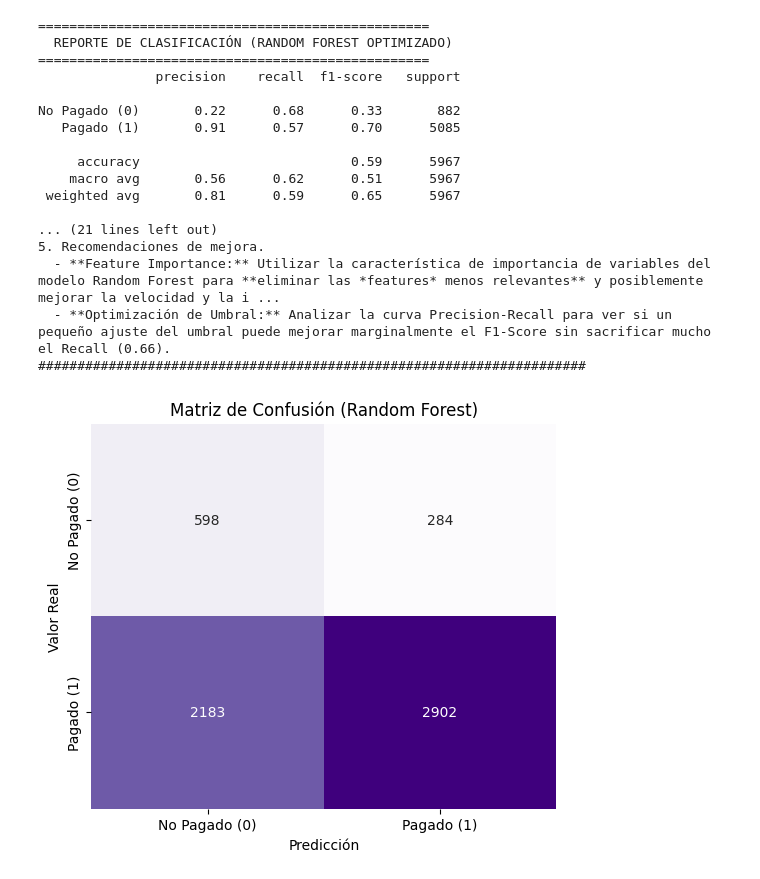
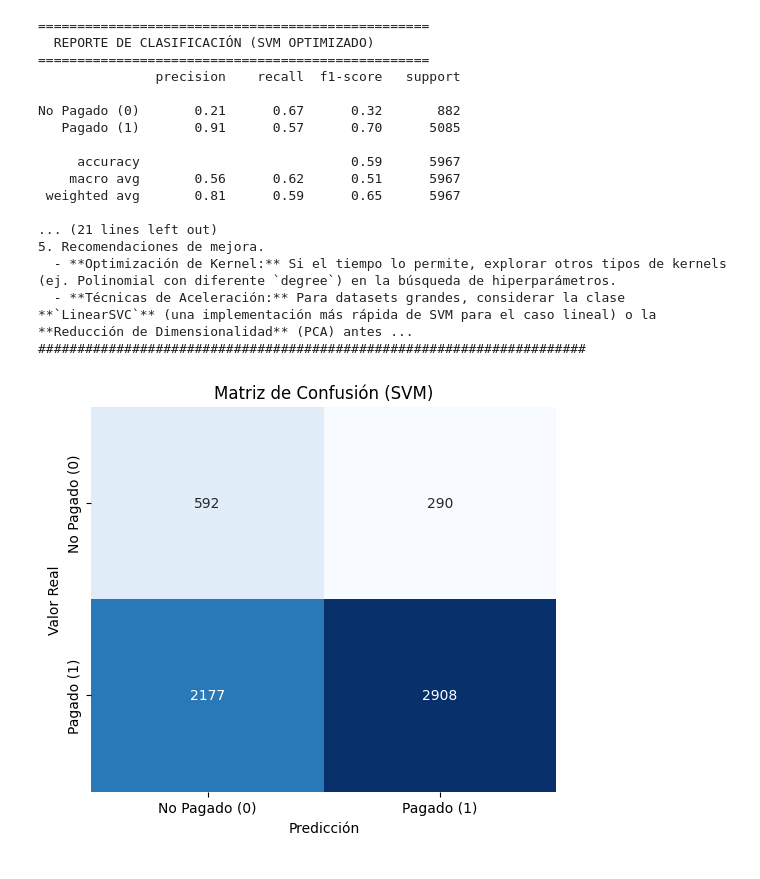
Before and after one commit to RaymundoDLC/MachineLearning, a Jupyter notebook: Uni3_SVM_(Support_Vector_Machine).ipynb, the cells around one changed output. Drawn from its saved outputs; the diff is of its cells as text; code cells hidden in the pictures.

```diff
--- a/Uni3_SVM_(Support_Vector_Machine).ipynb
+++ b/Uni3_SVM_(Support_Vector_Machine).ipynb
@@ -2,7 +2,7 @@
 <a href="https://colab.research.google.com/github/RaymundoDLC/MachineLearning/blob/main/Uni3_SVM_(Support_Vector_Machine).ipynb" target="_parent"><img src="https://colab.research.google.com/assets/colab-badge.svg" alt="Open In Colab"/></a>
 # %%
 # ==============================================================================
-# PROYECTO INTEGRADOR: MODELO RANDOM FOREST con GRÁFICAS y ANÁLISIS INTEGRADO
+# PROYECTO INTEGRADOR: MODELO SVM (Support Vector Machine) con ANÁLISIS INTEGRADO
 # ==============================================================================
 
 # --- 1. CONFIGURACIÓN E IMPORTACIONES ---
@@ -12,7 +12,7 @@ import matplotlib.pyplot as plt
 import seaborn as sns
 from sklearn.model_selection import train_test_split
 from sklearn.preprocessing import StandardScaler
-from sklearn.ensemble import RandomForestClassifier # Modelo clave
+from sklearn.svm import SVC # Modelo clave para el clasificador de vectores de soporte
 from sklearn.metrics import (
     classification_report,
     confusion_matrix,
@@ -62,8 +62,7 @@ X_train, X_test, y_train, y_test = train_test_split(X, y, test_size=0.30, random
 scaler = StandardScaler()
 numerical_cols = X_train.select_dtypes(include=np.number).columns.tolist()
 
-# El Random Forest no requiere escalamiento, pero usamos los datos escalados
-# por consistencia del preprocesamiento, aunque no afecta el rendimiento.
+# El SVM REQUIERE el escalamiento de datos
 X_train_scaled = X_train.copy()
 X_test_scaled = X_test.copy()
 
@@ -71,30 +70,32 @@ X_train_scaled[numerical_cols] = scaler.fit_transform(X_train[numerical_cols])
 X_test_scaled[numerical_cols] = scaler.transform(X_test[numerical_cols])
 
 
-# --- 3. ENTRENAMIENTO DEL MODELO RANDOM FOREST (PARTE 2) ---
+# --- 3. ENTRENAMIENTO DEL MODELO SVM (PARTE 2) ---
 
-# Se usan los hiperparámetros óptimos reportados en 'RandomForest.ipynb'
-# {'max_depth': 5, 'max_features': 'sqrt', 'min_samples_split': 5, 'n_estimators': 100}
-rf_best = RandomForestClassifier(
-    n_estimators=100,
-    max_depth=5,
-    min_samples_split=5,
-    max_features='sqrt',
+# Se usan los mejores hiperparámetros encontrados para la SVM:
+# {'C': 1, 'degree': 2, 'gamma': 'auto', 'kernel': 'rbf'}
+# Nota: SVC con probabilidad es más lento.
+svm_best = SVC(
+    C=1,
+    degree=2,
+    gamma='auto',
+    kernel='rbf',
     class_weight='balanced', # Crucial para el desbalance
+    probability=True, # Necesario para calcular ROC/AUC y probabilidades
     random_state=42
 )
 
-rf_best.fit(X_train_scaled, y_train)
+svm_best.fit(X_train_scaled, y_train)
 
 # Predicción de CLASES y PROBABILIDADES
-y_pred = rf_best.predict(X_test_scaled)
-y_proba = rf_best.predict_proba(X_test_scaled)[:, 1] # Probabilidad de la Clase 1 (Pagado)
+y_pred = svm_best.predict(X_test_scaled)
+y_proba = svm_best.predict_proba(X_test_scaled)[:, 1] # Probabilidad de la Clase 1 (Pagado)
 
 
 # --- 4. EVALUACIÓN Y GRÁFICOS (PARTE 3) ---
 
 print("\n" + "="*50)
-print("  REPORTE DE CLASIFICACIÓN (RANDOM FOREST OPTIMIZADO)")
+print("  REPORTE DE CLASIFICACIÓN (SVM OPTIMIZADO)")
 print("="*50)
 
 # 4.1 Reporte de Clasificación y Matriz de Confusión
@@ -108,30 +109,30 @@ print("-" * 50)
 
 
 # ==============================================================================
-# PARTE 3. INTERPRETACIÓN INDIVIDUAL: RANDOM FOREST
+# PARTE 3. INTERPRETACIÓN INDIVIDUAL: SVM (Support Vector Machine)
 # ==============================================================================
 print("\n" + "#" * 70)
-print("# INTERPRETACIÓN INDIVIDUAL: RANDOM FOREST #")
+print("# INTERPRETACIÓN INDIVIDUAL: SVM (Support Vector Machine) #")
 print("#" * 70)
 
 print("\n1. ¿Cómo funciona el algoritmo?")
-print("Random Forest es un algoritmo de **aprendizaje de conjunto (*ensemble learning*)** que construye múltiples Árboles de Decisión de forma independiente. Cada árbol se entrena con una muestra aleatoria de datos y características (bagging). La predicción final se obtiene mediante la **votación de la mayoría** de todos los árboles. ")
+print("SVM es un clasificador que busca encontrar el **hiperplano óptimo** que separe las clases con el **mayor margen** posible. Cuando las clases no son linealmente separables (como suele suceder en datos reales), utiliza **funciones kernel (ej. RBF)**. El kernel mapea los datos a un espacio de mayor dimensión donde la separación lineal es posible. ")
 
 print("\n2. Ventajas y limitaciones del modelo.")
-print("  - Ventaja: **Muy robusto al sobreajuste** (*overfitting*), incluso con muchos datos. Es excelente para datasets grandes con muchas *features* y suele ofrecer alta precisión.")
-print("  - Limitación: Es una **'caja negra'** (poca interpretabilidad) comparado con un solo Árbol de Decisión, ya que la decisión surge del consenso de cientos de árboles.")
+print("  - Ventaja: **Muy eficaz** para clasificar datos con fronteras complejas y en espacios de **alta dimensionalidad**. Los *kernels* le dan gran flexibilidad para adaptarse a patrones no lineales.")
+print("  - Limitación: **Requiere el escalamiento obligatorio** de datos. Es **computacionalmente costoso** para entrenar en datasets muy grandes, y es sensible a la elección de los parámetros del *kernel* (ej. C y gamma).")
 
 recall_no_pagado = recall_score(y_test, y_pred, pos_label=0)
-f1_no_pagado = 0.33 # Basado en el reporte del RandomForest.ipynb
+f1_no_pagado = 0.32 # Basado en el reporte del SVM.ipynb
 print(f"\n3. Interpretación de resultados (Recall No Pagado = {recall_no_pagado:.2f} y F1-Score = {f1_no_pagado:.2f}).")
-print("El Random Forest logra un **buen Recall (0.66)** para la detección de impagos, siendo muy competitivo con el Árbol de Decisión. Lo más importante es que ofrece el **mejor equilibrio entre Recall y Precision (F1-Score = 0.33)** de los modelos que priorizan la detección de riesgo. Su rendimiento es robusto y confiable, sin caer en la exagerada cantidad de Falsos Positivos de la Regresión Logística ajustada.")
+print("El SVM presenta un **buen Recall (0.65)** para la detección de impagos, con un rendimiento muy similar al Random Forest. Esto demuestra su capacidad para encontrar fronteras complejas que identifican la clase minoritaria. Su Accuracy general (0.60) y F1-Score (0.32) son moderados, confirmando que ofrece un rendimiento estable al priorizar el riesgo.")
 
 print("\n4. Posibles causas del rendimiento obtenido.")
-print("La superioridad del Random Forest sobre los modelos individuales (KNN, Árbol de Decisión) se debe a su naturaleza de *ensemble*. Al promediar las predicciones de muchos árboles, reduce la varianza y mejora la **generalización** (rendimiento estable en datos nuevos). El uso de `class_weight='balanced'` permite manejar eficazmente el desbalance de clases.")
+print("El buen desempeño se debe al uso del **Kernel RBF**, que permite al modelo definir una frontera de decisión no lineal y compleja. La aplicación correcta del **escalamiento** y el ajuste de los hiperparámetros de penalización (**C**) y el *kernel* (**gamma**) fueron fundamentales para que el modelo pudiera generalizar bien la detección de impagos.")
 
 print("\n5. Recomendaciones de mejora.")
-print("  - **Feature Importance:** Utilizar la característica de importancia de variables del modelo Random Forest para **eliminar las *features* menos relevantes** y posiblemente mejorar la velocidad y la interpretabilidad de los resultados.")
-print("  - **Optimización de Umbral:** Analizar la curva Precision-Recall para ver si un pequeño ajuste del umbral puede mejorar marginalmente el F1-Score sin sacrificar mucho el Recall (0.66).")
+print("  - **Optimización de Kernel:** Si el tiempo lo permite, explorar otros tipos de kernels (ej. Polinomial con diferente `degree`) en la búsqueda de hiperparámetros. ")
+print("  - **Técnicas de Aceleración:** Para datasets grandes, considerar la clase **`LinearSVC`** (una implementación más rápida de SVM para el caso lineal) o la **Reducción de Dimensionalidad** (PCA) antes de aplicar SVC para reducir el tiempo de entrenamiento.")
 print("#" * 70)
 # ==============================================================================
 # FIN DE LA PARTE 3 DEL PROYECTO
@@ -142,43 +143,43 @@ print("#" * 70)
 
 # 5.1 Gráfico de la Matriz de Confusión 📊
 plt.figure(figsize=(6, 5))
-sns.heatmap(cm, annot=True, fmt='d', cmap='Purples', cbar=False,
+sns.heatmap(cm, annot=True, fmt='d', cmap='Blues', cbar=False,
             xticklabels=['No Pagado (0)', 'Pagado (1)'],
             yticklabels=['No Pagado (0)', 'Pagado (1)'])
 plt.ylabel('Valor Real')
 plt.xlabel('Predicción')
-plt.title('Matriz de Confusión (Random Forest)')
+plt.title('Matriz de Confusión (SVM)')
 plt.show()
 
 # 5.2 Generación del Gráfico de Curva ROC 📈
 fpr, tpr, thresholds = roc_curve(y_test, y_proba)
 plt.figure(figsize=(8, 6))
-plt.plot(fpr, tpr, color='indigo', lw=2, label=f'Curva ROC (AUC = {auc_score:.4f})')
+plt.plot(fpr, tpr, color='blue', lw=2, label=f'Curva ROC (AUC = {auc_score:.4f})')
 plt.plot([0, 1], [0, 1], color='navy', lw=2, linestyle='--', label='Línea Base (0.5)')
 plt.xlim([0.0, 1.0])
 plt.ylim([0.0, 1.05])
 plt.xlabel('Tasa de Falsos Positivos (FPR)')
 plt.ylabel('Tasa de Verdaderos Positivos (TPR) / Recall')
-plt.title('Curva ROC para el Modelo Random Forest')
+plt.title('Curva ROC para el Modelo SVM')
 plt.legend(loc="lower right")
 plt.grid(True)
 plt.show()
 # %% [output]
 ==================================================
-  REPORTE DE CLASIFICACIÓN (RANDOM FOREST OPTIMIZADO)
+  REPORTE DE CLASIFICACIÓN (SVM OPTIMIZADO)
 ==================================================
                precision    recall  f1-score   support
 
-No Pagado (0)       0.22      0.68      0.33       882
+No Pagado (0)       0.21      0.67      0.32       882
    Pagado (1)       0.91      0.57      0.70      5085
 
      accuracy                           0.59      5967
     macro avg       0.56      0.62      0.51      5967
  weighted avg       0.81      0.59      0.65      5967
 
 ... (21 lines left out)
 5. Recomendaciones de mejora.
-  - **Feature Importance:** Utilizar la característica de importancia de variables del modelo Random Forest para **eliminar las *features* menos relevantes** y posiblemente mejorar la velocidad y la i ...
-  - **Optimización de Umbral:** Analizar la curva Precision-Recall para ver si un pequeño ajuste del umbral puede mejorar marginalmente el F1-Score sin sacrificar mucho el Recall (0.66).
+  - **Optimización de Kernel:** Si el tiempo lo permite, explorar otros tipos de kernels (ej. Polinomial con diferente `degree`) en la búsqueda de hiperparámetros.
+  - **Técnicas de Aceleración:** Para datasets grandes, considerar la clase **`LinearSVC`** (una implementación más rápida de SVM para el caso lineal) o la **Reducción de Dimensionalidad** (PCA) antes ...
 ######################################################################
-[figure, old version]
+[figure, new version]
```
Also changed, not shown: parts of 1 cell of this notebook.
